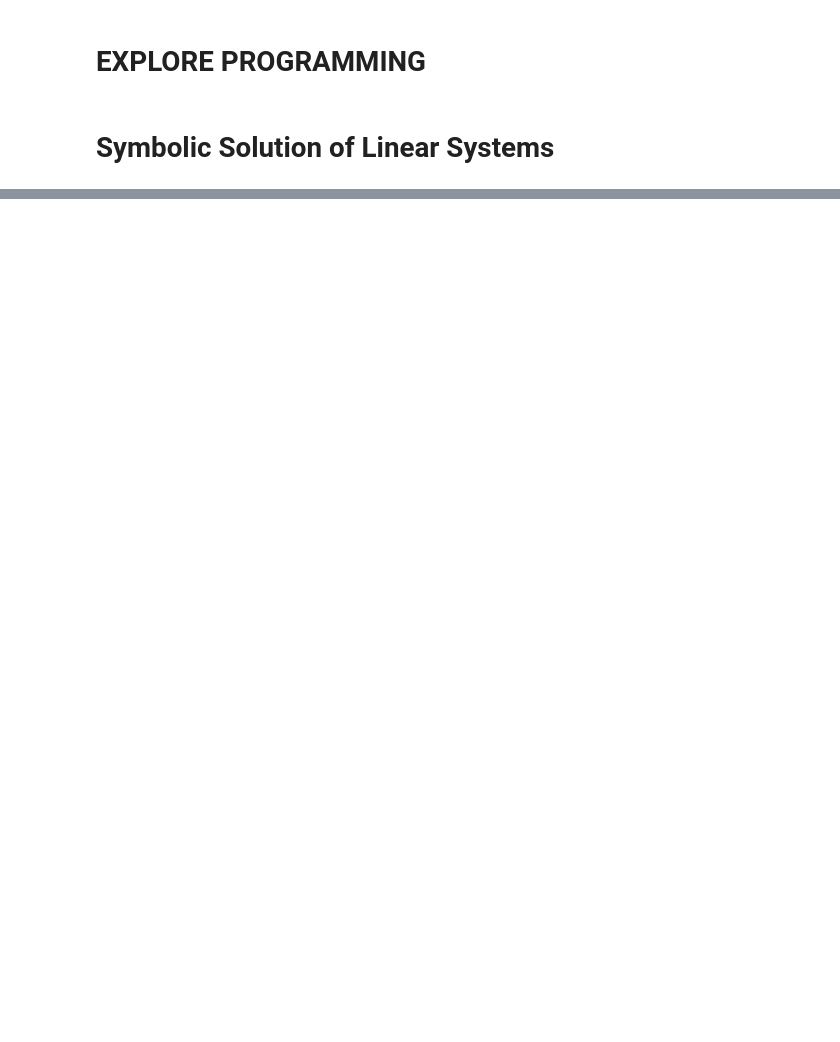
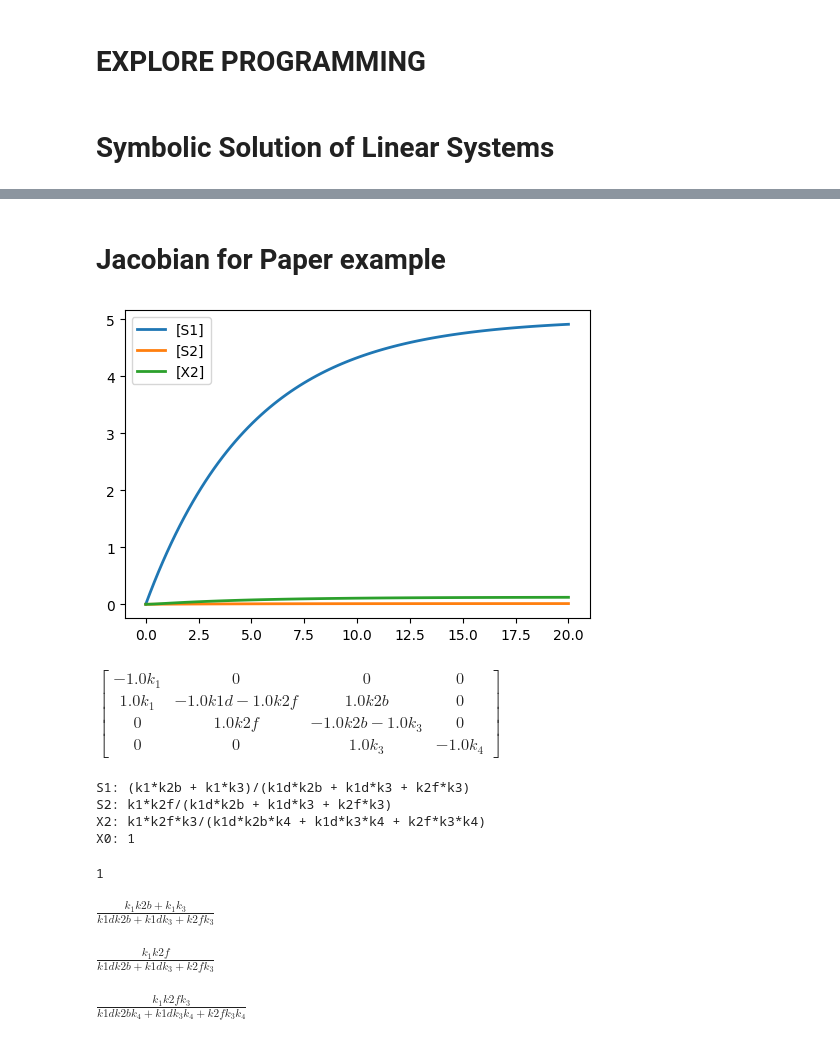
Before and after one commit to ModelEngineering/crn_subsystems, a Jupyter notebook: notebooks/explore.ipynb, the cells around one changed output, grey strips where cells are left out. Drawn from its saved outputs; the diff is of its cells as text; code cells hidden in the pictures; blank space fills up the shorter version.

```diff
--- a/notebooks/explore.ipynb
+++ b/notebooks/explore.ipynb
@@ -111,0 +80,50 @@ model.roadrunner['S4_']
+# %% [markdown]
+# Jacobian for Paper example
+# %%
+MODEL = """
+J1: X0 -> S1; k1*X0
+J2: S1 -> ; k1d*S1
+J3: S1 -> S2; k2f*S1
+J4: S2 -> S1; k2b*S2
+J5: S2 -> X2; k3*S2
+J6: X2 -> ; k4*X2
+k1=1; k2=2; k3=40; k4=4; k1d=0.1; k2f=0.1; k2b=0.1
+$X0=1; S1=0; S2=0; S3=3; S4=0;
+"""
+rr = te.loada(MODEL)
+rr.simulate(0, 20, 100)
+rr.plot()
+# %% [output]
+[figure, added]
+# %%
+model = Model(MODEL.replace("$",""), species_names=["X0", "S1", "S2", "X2"])
+jacobian = Jacobian(model)
+jacobian.jacobian_smat
+# %% [output]
+$\displaystyle \left[\begin{matrix}- 1.0 k_{1} & 0 & 0 & 0\\1.0 k_{1} & - 1.0 k1d - 1.0 k2f & 1.0 k2b & 0\\0 & 1.0 k2f & - 1.0 k2b - 1.0 k_{3} & 0\\0 & 0 & 1.0 k_{3} & - 1.0 k_{4}\end{matrix}\right]$
+# %%
+subsystem = Subsystem(MODEL.replace("$", ""))
+result_dct = subsystem.calculateSymbolicStepResponse(input_name="X0")
+for k, v in result_dct.items():
+    print(f"{k}: {v.__str__()}")
+# %% [output]
+S1: (k1*k2b + k1*k3)/(k1d*k2b + k1d*k3 + k2f*k3)
+S2: k1*k2f/(k1d*k2b + k1d*k3 + k2f*k3)
+X2: k1*k2f*k3/(k1d*k2b*k4 + k1d*k3*k4 + k2f*k3*k4)
+X0: 1
+# %%
+result_dct["X0"]
+# %% [output]
+1
+# %%
+result_dct["S1"]
+# %% [output]
+$\displaystyle \frac{k_{1} k2b + k_{1} k_{3}}{k1d k2b + k1d k_{3} + k2f k_{3}}$
+# %%
+result_dct["S2"]
+# %% [output]
+$\displaystyle \frac{k_{1} k2f}{k1d k2b + k1d k_{3} + k2f k_{3}}$
+# %%
+result_dct["X2"]
+# %% [output]
+$\displaystyle \frac{k_{1} k2f k_{3}}{k1d k2b k_{4} + k1d k_{3} k_{4} + k2f k_{3} k_{4}}$
```
Also changed, not shown: parts of 20 cells of this notebook, 7 other files.
